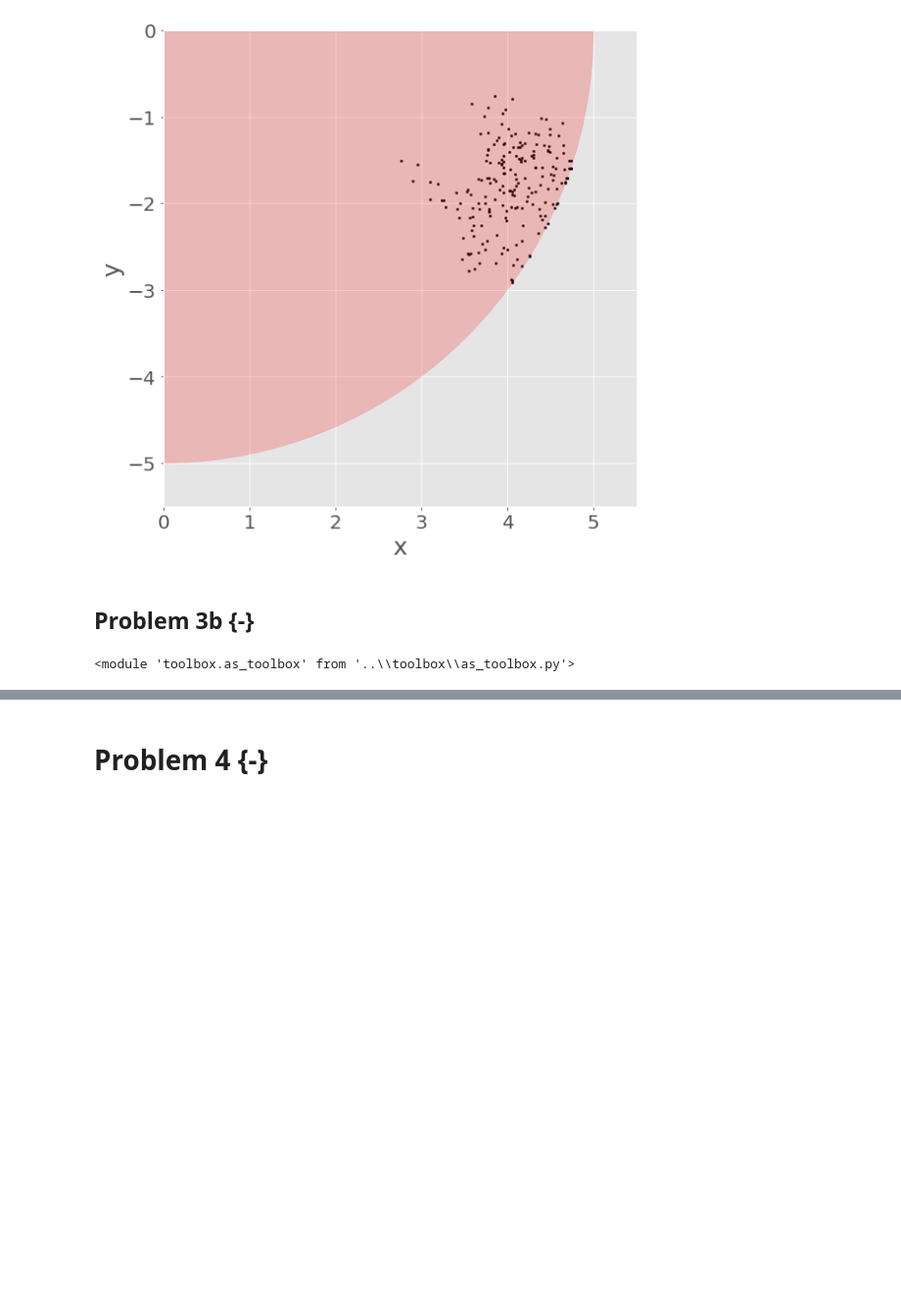
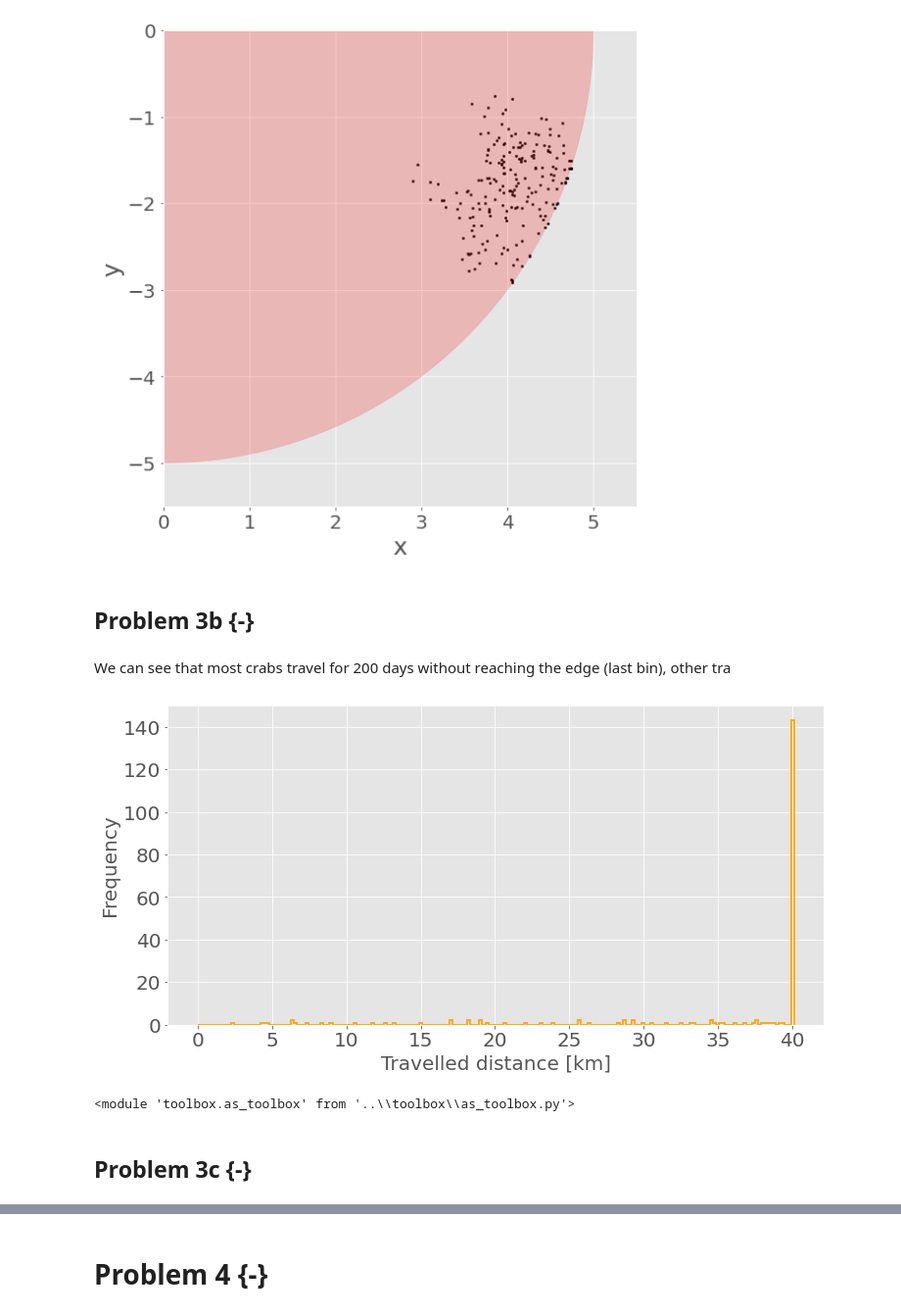
Before and after one commit to Kiril94/AMAS, a Jupyter notebook: Main_exam/AMAS_Exam_2021.ipynb, the cells around one changed output, grey strips where cells are left out. Shown at 98% size. Cells and saved outputs as stored; diff of their text form; code cells hidden in the pictures; blank space fills up the shorter version.

Commit message:
Working on Problem 3

```diff
--- a/Main_exam/AMAS_Exam_2021.ipynb
+++ b/Main_exam/AMAS_Exam_2021.ipynb
@@ -401,15 +379,15 @@ for i in range(Ndays):
     Next = Start + Step
     n = 2.
     while np.linalg.norm(Next)>Radius:
-        Next = Start + Step/n
-        n *= 2.
-        if n>2**8:
+        if n<=2**8:
+            Next = Start + Step/n
+        else:
             Step = ast.sample_spherical_uniform(1,2)*step_size
-            Step = Step
             n = 2.
             Next = Start + Step
             #a new direction is proposed if the crab is too close to the edge
             #0.2/2**8 which is approx .7 m and steps towards the edge
+        n *= 2.
     Start = Next
     Positions[i] = Next
 # %%
@@ -428,29 +406,35 @@ fig
 # %%
 Start = np.array([3.6, -2])
 Radius = 5.
+step_size = 0.2
 Ndays = 200
-step_size = 0.2
-N_exp = 500
-Positions = np.empty((Ndays, 2))
-Distance_traveled = np.empty(Nexp)
-np.random.seed(1)
+N_exp = 200
+Distance_traveled = np.ones(N_exp)*Ndays*step_size
+np.random.seed(2)
 for nexp in range(N_exp):
+    Start = np.array([3.6, -2])
     for i in range(Ndays):
         Step = ast.sample_spherical_uniform(1,2)*step_size
         Next = Start + Step
         n = 2.
+        #print(np.linalg.norm(Next))
         while np.linalg.norm(Next)>Radius:
-            Next = Start + Step/n
+            if n<=2**8:
+                Next = Start + Step/n
+            else:
+                Distance_traveled[nexp] = i*step_size
+                break
             n *= 2.
-            if n>2**8:
-                Step = ast.sample_spherical_uniform(1,2)*step_size
-                Step = Step
-                n = 2.
-                Next = Start + Step
-            #a new direction is proposed if the crab is too close to the edge
-            #0.2/2**8 which is approx .7 m and steps towards the edge
-    Start = Next
-    Positions[i] = Next
+        Start = Next
+# %% [markdown]
+We can see that most crabs travel for 200 days without reaching the edge (last bin), other tra
+# %%
+bins = np.linspace(0, 40.1, int(40/0.2))
+fd = vis.nice_histogram(
+    Distance_traveled, bins, xlabel = 'Travelled distance [km]')
+fd['fig']
+# %% [output]
+[figure, added]
 # %%
 importlib.reload(ast)
 # %% [output]
@@ -486,2 +442,4 @@ def run_exp(Start_all):
+# %% [markdown]
+## Problem 3c {-}
 # %%
 url = "https://www.nbi.dk/~koskinen/Teaching/AdvancedMethodsInAppliedStatistics2021/data/Exam_2021_Prob3_CrabStartPositions.txt"
```
Also changed, not shown: parts of 8 cells of this notebook, 1 other file.
